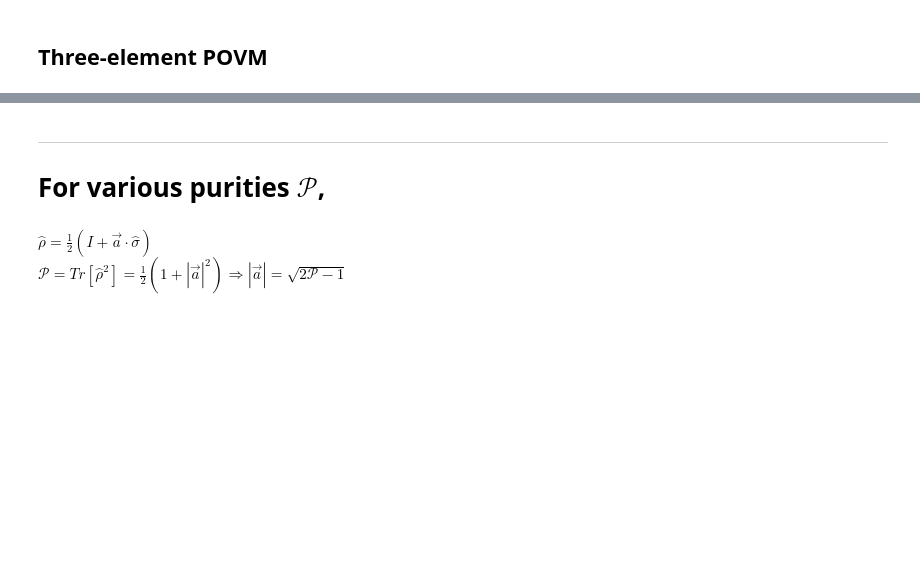
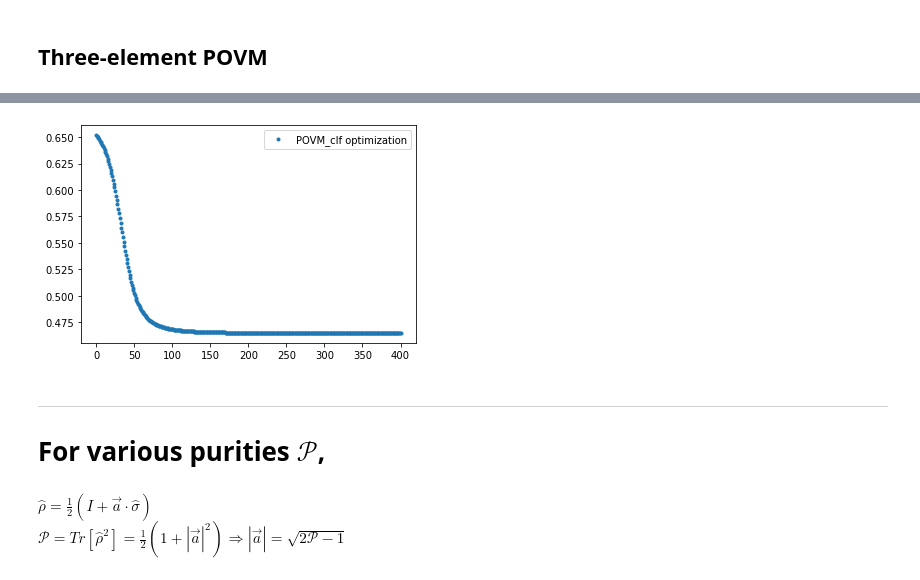
Before and after one commit to dkleeqc/vqsd, a Jupyter notebook: povm_clf.ipynb, the cells around one changed output, grey strips where cells are left out. Drawn from its saved outputs; the diff is of its cells as text; code cells hidden in the pictures; blank space fills up the shorter version.

```diff
--- a/povm_clf.ipynb
+++ b/povm_clf.ipynb
@@ -204,2 +203,12 @@ rho = classifier.density_matrices
 # %% [markdown]
 ## Three-element POVM
+# %%
+n = 3
+n_qubit = n + 1
+devs = [qml.device('default.qubit', wires=n_qubit)] * n
+wires = [0, 1, 2, 3]
+
+state_vecs = [[1/np.sqrt(2), np.exp(1j*2*np.pi/3)/np.sqrt(2)], [1/np.sqrt(2), 1/np.sqrt(2)], \
+                [1/np.sqrt(2), np.exp(-1j*2*np.pi/3)/np.sqrt(2)]]
+bloch_vecs = [state_2_bloch(state_vecs[i]) for i in range(n)]
+bloch_vecs = [[0.7 * bloch_vecs[n][i] for i in range(3)] for n in range(n)]
@@ -206,3 +255,11 @@ rho = classifier.density_matrices
+# %%
+plt.plot(list(range(steps+1)), cost_list, '.', label='POVM_clf optimization')
+#plt.plot(list(range(steps+1)), [Helstrom_bound_exact]*(steps+1), '-', label="Helstrom_bound_exact: {: .4f}".format(Helstrom_bound_exact))
+#plt.plot(list(range(steps+1)), [Helstrom_bound_noisy]*(steps+1), '-', label="Helstrom_bound_noisy: {: .4f}".format(Helstrom_bound_noisy))
+plt.legend()
+plt.show()
+# %% [output]
+[figure, added]
 # %% [markdown]
 ---
 # For various purities $\mathcal{P}$,
```
Also changed, not shown: parts of 19 cells of this notebook.
